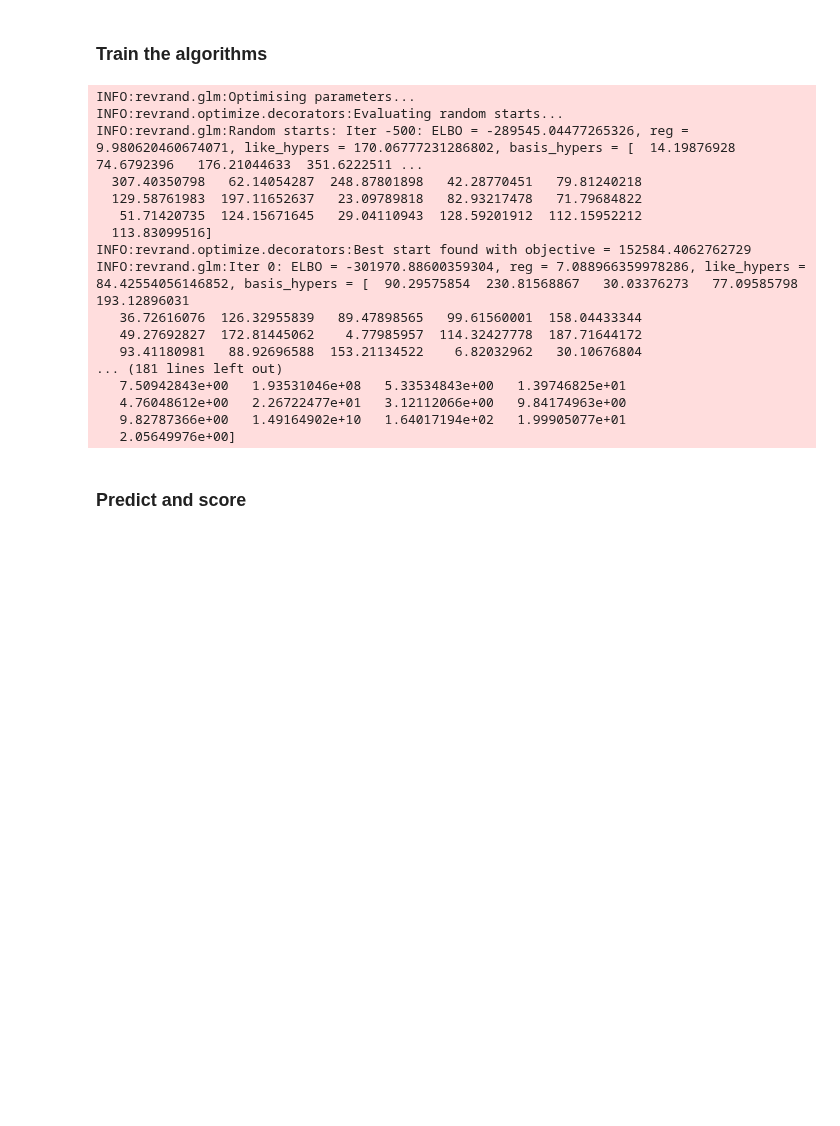
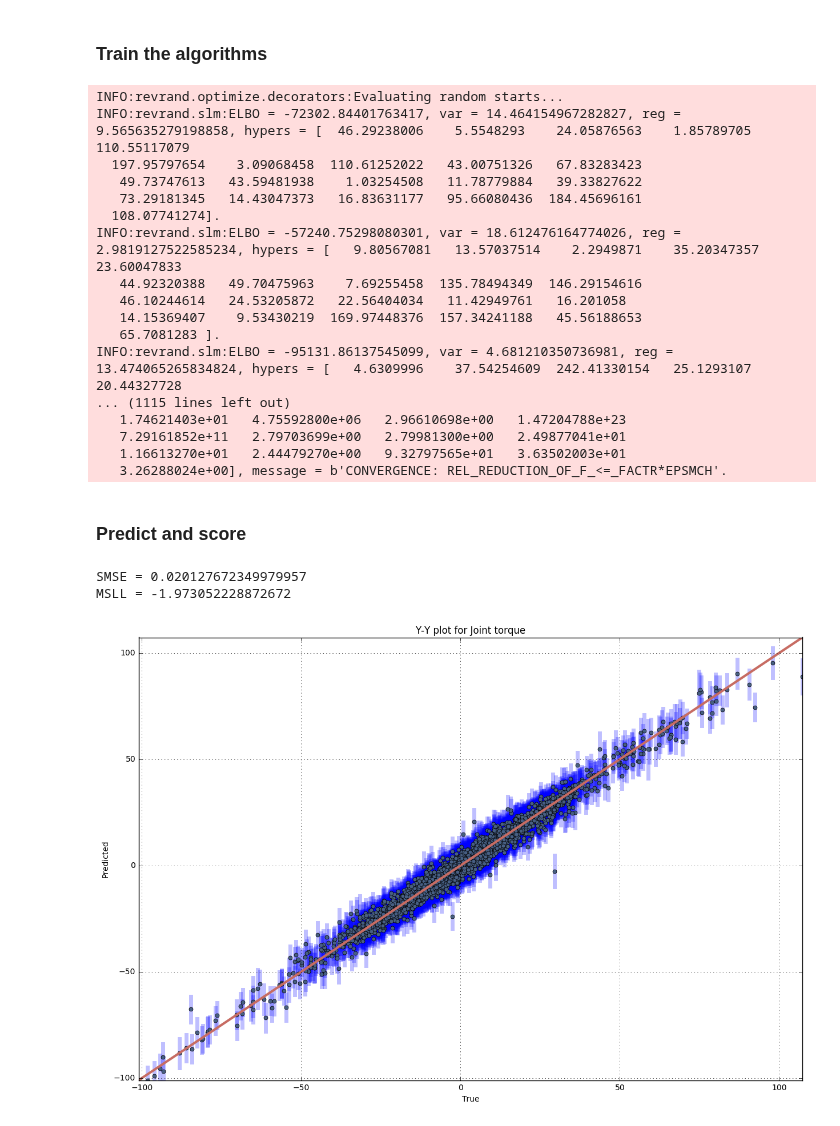
Before and after one commit to NICTA/revrand, a Jupyter notebook: demos/sarcos_demo.ipynb, the cells around one changed output. Saved outputs shown, nothing was run; the diff lists cells and outputs as text; code cells hidden in the pictures; blank space fills up the shorter version.

```diff
--- a/demos/sarcos_demo.ipynb
+++ b/demos/sarcos_demo.ipynb
@@ -76,19 +85,18 @@ X_test = Xscaler.transform(X_test)
 # %% [markdown]
 ### Initialise the algorithms
 # %%
-if not doGP:
-    lenscale_init = Parameter(lenscale, Positive(), shape=(D,))
-    var_init = Parameter(var, Positive())
-    regularizer_init = Parameter(regularizer, Positive())
+regularizer_init = Parameter(regularizer, Positive())
+lenscale_init = Parameter(lenscale, Positive(), shape=(D,))
+base = RandomRBF(nbases=nbases,
+                 Xdim=D,
+                 lenscale=lenscale_init,
+                 random_state=random_state,
+                 regularizer=regularizer_init
+                )
+var_init = Parameter(var, Positive())
 
-    base = OrthogonalRBF(nbases=nbases,
-                         Xdim=D,
-                         lenscale=lenscale_init,
-                         random_state=random_state,
-                         regularizer=regularizer_init
-                         )
+if ALG == 'GLM':
     llhood = Gaussian(var=var_init)
-
     alg = GeneralizedLinearModel(llhood,
                                  base,
                                  updater=updater,
@@ -97,51 +105,66 @@ if not doGP:
                                  nsamples=nsamples,
                                  random_state=random_state
                                 )
-else:
+elif ALG == 'GP':
     kern = 3**2 * RBF(length_scale=np.ones(D), length_scale_bounds=(1e-3, 1e7)) \
         + WhiteKernel(noise_level=1)
     alg = GaussianProcessRegressor(kernel=kern, n_restarts_optimizer=n_restarts)
+elif ALG == 'SLM':
+    alg = StandardLinearModel(
+        basis=base,
+        var=var_init,
+        random_state=random_state
+    )
+else:
+    raise ValueError("Invalid algorithm")
 # %% [markdown]
 ### Train the algorithms
 # %%
-if not doGP:
+rnd = np.random.RandomState(random_state)
+if ALG == 'GLM':
     alg.fit(X_train, y_train)
 else:
-    rnd = np.random.RandomState(random_state)
     t_ind = rnd.choice(Ntrain, size=m, replace=False)
     alg.fit(X_train[t_ind], y_train[t_ind])
 # %% [output]
-INFO:revrand.glm:Optimising parameters...
 INFO:revrand.optimize.decorators:Evaluating random starts...
-INFO:revrand.glm:Random starts: Iter -500: ELBO = -289545.04477265326, reg = 9.980620460674071, like_hypers = 170.06777231286802, basis_hypers = [  14.19876928   74.6792396   176.21044633  351.6222511 ...
-  307.40350798   62.14054287  248.87801898   42.28770451   79.81240218
-  129.58761983  197.11652637   23.09789818   82.93217478   71.79684822
-   51.71420735  124.15671645   29.04110943  128.59201912  112.15952212
-  113.83099516]
-INFO:revrand.optimize.decorators:Best start found with objective = 152584.4062762729
-INFO:revrand.glm:Iter 0: ELBO = -301970.88600359304, reg = 7.088966359978286, like_hypers = 84.42554056146852, basis_hypers = [  90.29575854  230.81568867   30.03376273   77.09585798  193.12896031
-   36.72616076  126.32955839   89.47898565   99.61560001  158.04433344
-   49.27692827  172.81445062    4.77985957  114.32427778  187.71644172
-   93.41180981   88.92696588  153.21134522    6.82032962   30.10676804
-... (181 lines left out)
-   7.50942843e+00   1.93531046e+08   5.33534843e+00   1.39746825e+01
-   4.76048612e+00   2.26722477e+01   3.12112066e+00   9.84174963e+00
-   9.82787366e+00   1.49164902e+10   1.64017194e+02   1.99905077e+01
-   2.05649976e+00]
+INFO:revrand.slm:ELBO = -72302.84401763417, var = 14.464154967282827, reg = 9.565635279198858, hypers = [  46.29238006    5.5548293    24.05876563    1.85789705  110.55117079
+  197.95797654    3.09068458  110.61252022   43.00751326   67.83283423
+   49.73747613   43.59481938    1.03254508   11.78779884   39.33827622
+   73.29181345   14.43047373   16.83631177   95.66080436  184.45696161
+  108.07741274].
+INFO:revrand.slm:ELBO = -57240.75298080301, var = 18.612476164774026, reg = 2.9819127522585234, hypers = [   9.80567081   13.57037514    2.2949871    35.20347357   23.60047833
+   44.92320388   49.70475963    7.69255458  135.78494349  146.29154616
+   46.10244614   24.53205872   22.56404034   11.42949761   16.201058
+   14.15369407    9.53430219  169.97448376  157.34241188   45.56188653
+   65.7081283 ].
+INFO:revrand.slm:ELBO = -95131.86137545099, var = 4.681210350736981, reg = 13.474065265834824, hypers = [   4.6309996    37.54254609  242.41330154   25.1293107    20.44327728
+... (1115 lines left out)
+   1.74621403e+01   4.75592800e+06   2.96610698e+00   1.47204788e+23
+   7.29161852e+11   2.79703699e+00   2.79981300e+00   2.49877041e+01
+   1.16613270e+01   2.44479270e+00   9.32797565e+01   3.63502003e+01
+   3.26288024e+00], message = b'CONVERGENCE: REL_REDUCTION_OF_F_<=_FACTR*EPSMCH'.
 # %% [markdown]
 ### Predict and score
 # %%
-if not doGP:
+if ALG == 'GLM':
     Ey, Vf = alg.predict_moments(X_test)
     Vy = Vf + alg.like_hypers_
     Sy = np.sqrt(Vy)
-else:
+elif ALG == 'GP':
     Ey, Sy = alg.predict(X_test, return_std=True)
     Vy = Sy**2
+else:
+    Ey, Vy = alg.predict_moments(X_test)
+    Sy = np.sqrt(Vy)
 
 print("SMSE = {}".format(smse(y_test, Ey)))
 print("MSLL = {}".format(msll(y_test, Ey, Vy, y_train)))
 
 # YY plot
 pl.figure(figsize=(15, 10))
 fancy_yyplot(y_test, Ey, Ey - 2 * Sy, Ey + 2 * Sy, "Joint torque")
+# %% [output]
+SMSE = 0.020127672349979957
+MSLL = -1.973052228872672
+[figure, added]
```
Also changed, not shown: parts of 2 cells of this notebook, 4 other files.
